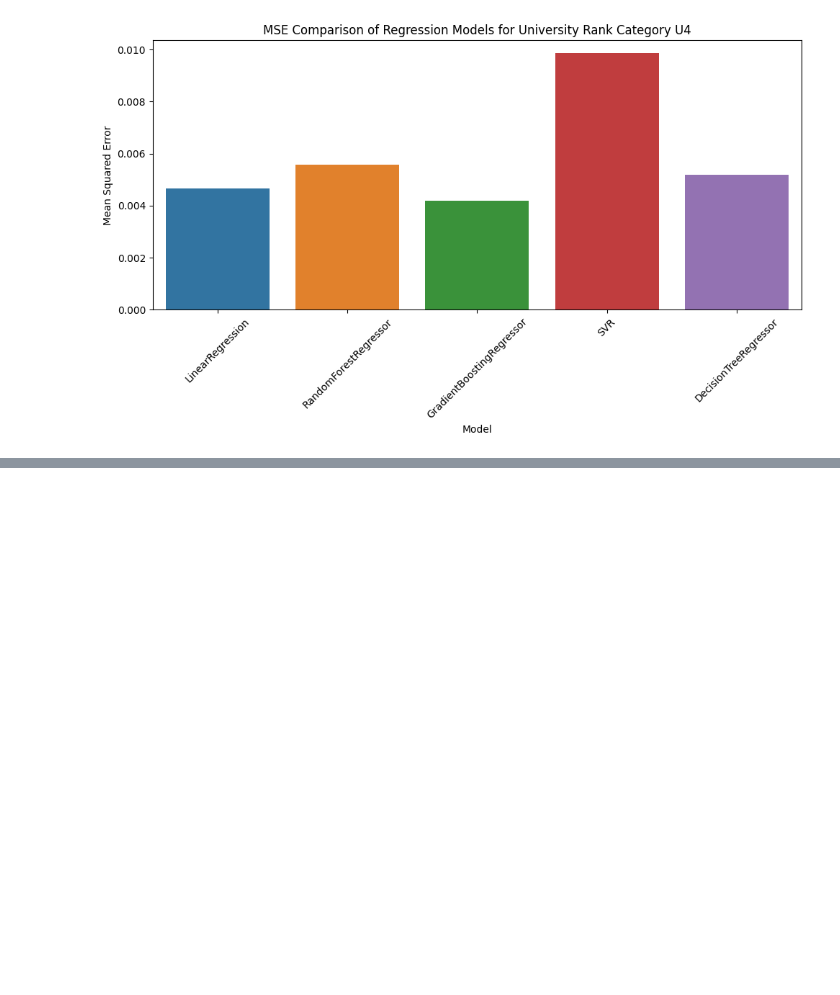
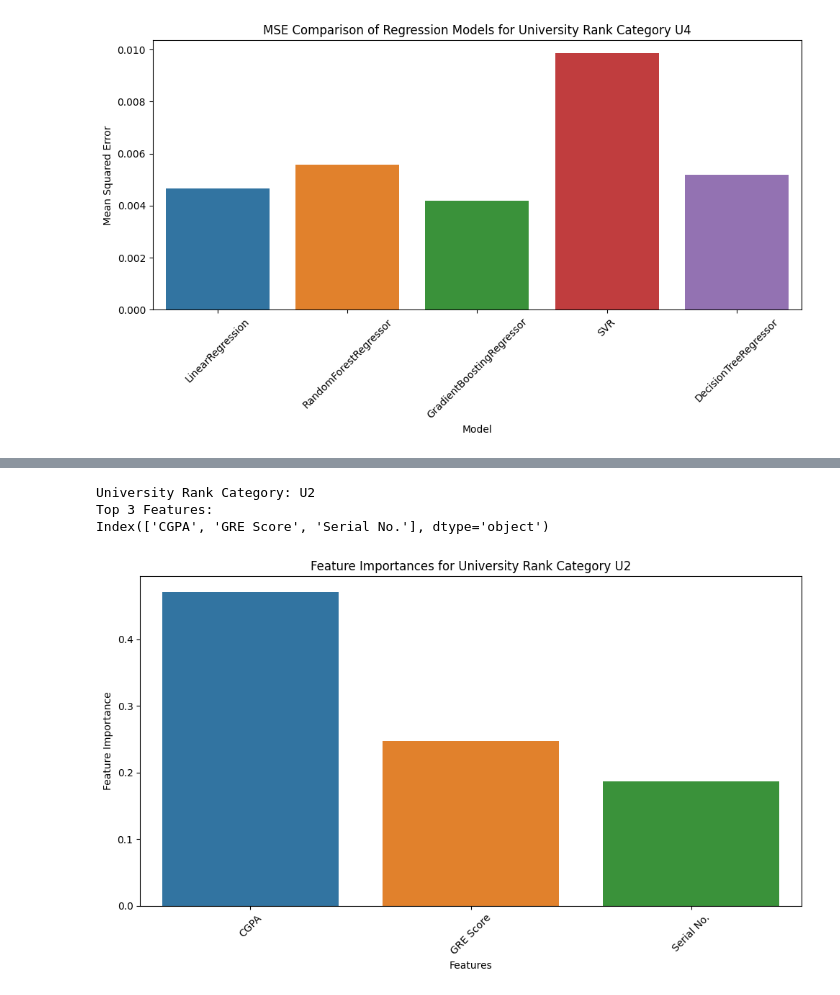
Before and after one commit to aritradey-CS/Admission-Prediction, a Jupyter notebook: _Test_Module_Oct23.ipynb, the cells around one changed output, grey strips where cells are left out. Drawn from its saved outputs; the diff is of its cells as text; code cells hidden in the pictures; blank space fills up the shorter version.

```diff
--- a/_Test_Module_Oct23.ipynb
+++ b/_Test_Module_Oct23.ipynb
@@ -707,0 +848,44 @@ University Rank Category: U4
+# %%
+# Select the University Rank Category for analysis
+selected_category = 'U2'
+
+print(f"University Rank Category: {selected_category}")
+
+# Filter data for the selected category
+category_data = df_encoded[df_encoded['University Rank Category_' + selected_category] == 1]
+
+# Prepare datasets for the selected category
+X_category = category_data.drop('Chance of Admit ', axis=1)
+y_category = category_data['Chance of Admit ']
+X_train_category, X_test_category, y_train_category, y_test_category = train_test_split(X_category, y_category, test_size=0.2, random_state=42)
+
+# Train the model
+model.fit(X_train_category, y_train_category)
+
+# Calculate feature importances
+feature_importances = model.feature_importances_
+
+# Get indices of top 3 features
+top_feature_indices = np.argsort(feature_importances)[::-1][:3]
+
+# Get top 3 feature names
+top_feature_names = X_category.columns[top_feature_indices]
+
+# Display top 3 features
+print("Top 3 Features:")
+print(top_feature_names)
+
+# Plot feature importances for top 3 features
+plt.figure(figsize=(10, 6))
+sns.barplot(x=top_feature_names, y=feature_importances[top_feature_indices])
+plt.xlabel('Features')
+plt.ylabel('Feature Importance')
+plt.title('Feature Importances for University Rank Category ' + selected_category)
+plt.xticks(rotation=45)
+plt.tight_layout()
+plt.show()
+# %% [output]
+University Rank Category: U2
+Top 3 Features:
+Index(['CGPA', 'GRE Score', 'Serial No.'], dtype='object')
+[figure, added]
```
Also changed, not shown: parts of 2 cells of this notebook.
